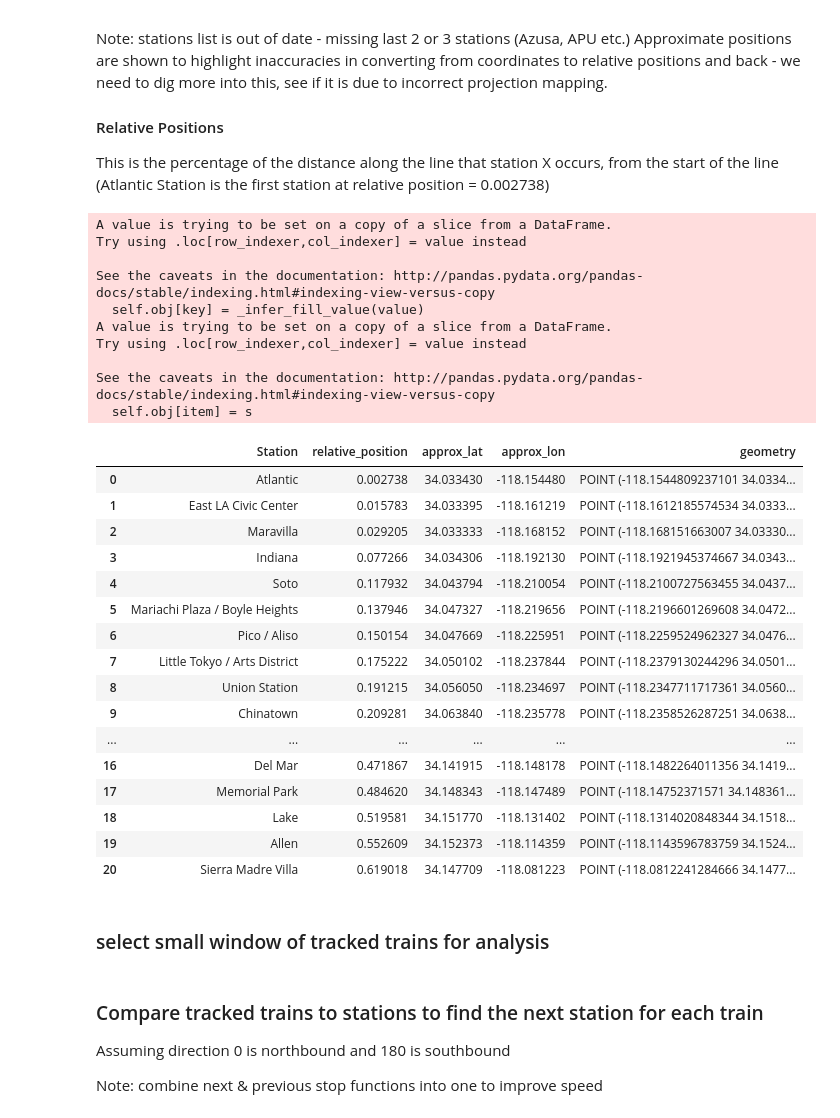
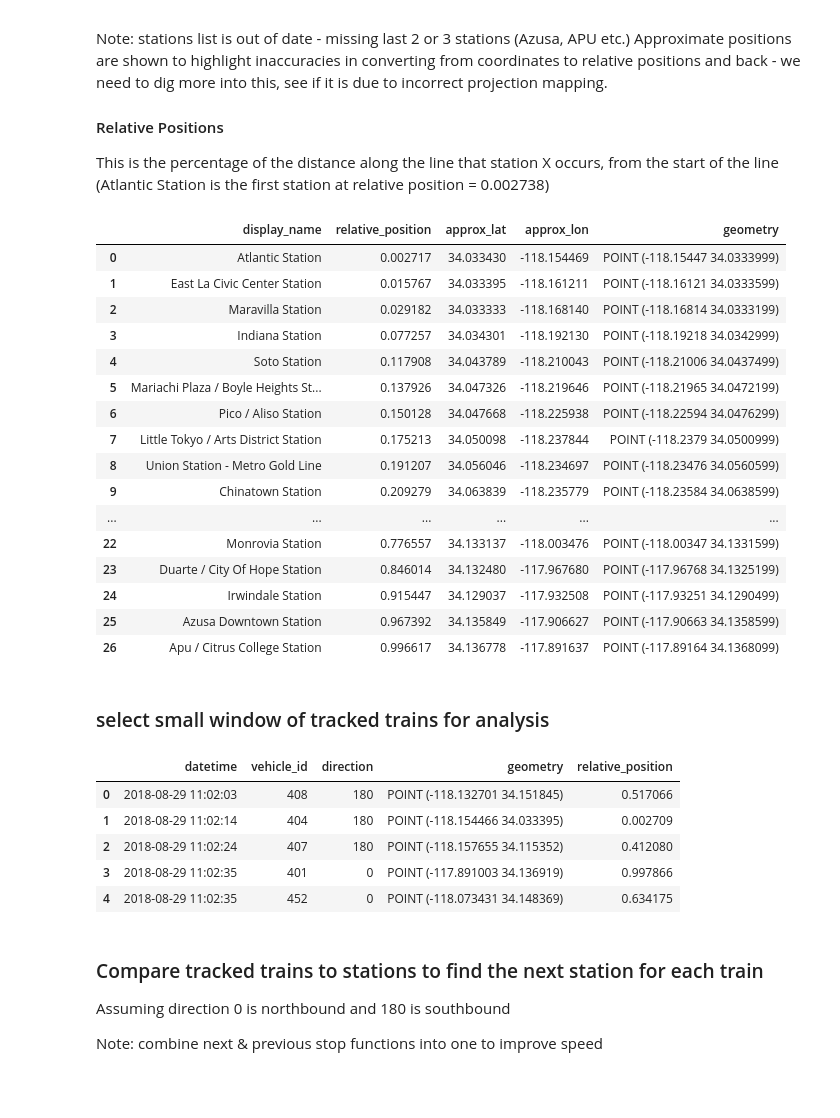
Before and after one commit to metro-ontime/analysis--deprecated, a Jupyter notebook: position_tracker.ipynb, the cells around one changed output. Saved outputs shown, nothing was run; the diff lists cells and outputs as text; code cells hidden in the pictures; blank space fills up the shorter version.

```diff
--- a/position_tracker.ipynb
+++ b/position_tracker.ipynb
@@ -16,0 +12,13 @@ gold_line_stations = stations[stations['MetroLine'] == 'Gold Line']
+# %%
+import geopandas as gpd
+import pandas as pd
+from shapely.geometry import Point
+
+#stations = gpd.read_file('shapefiles/Metro_Rail_Lines_Stops.shp')
+#gold_line_stations = stations[stations['MetroLine'] == 'Gold Line']
+stations = json.load(open('misc/GoldLineStationIds.json'))['items']
+stations = pd.DataFrame(stations)
+stations = gpd.GeoDataFrame(stations, geometry = [Point(xy) for xy in zip(stations.longitude, stations.latitude)])
+stations = stations.drop(['latitude', 'longitude'], axis=1)
+gold_line_stations = stations
+gold_line_stations
@@ -40,41 +66,31 @@ This is the percentage of the distance along the line that station X occurs, fro
 # %%
 for index, station in gold_line_stations.iterrows():
     relative_position = gold_line.project(station.geometry) / gold_line.length
     absolute_position = gold_line.interpolate(relative_position * gold_line.length)
     gold_line_stations.loc[index, "relative_position"] = relative_position
     gold_line_stations.loc[index, "approx_lon"] = absolute_position.x
     gold_line_stations.loc[index, "approx_lat"] = absolute_position.y
 
 gold_line_stations_sorted = gold_line_stations.sort_values('relative_position').reset_index().drop(['index'], axis=1)
-gold_line_stations_sorted[['Station','relative_position','approx_lat','approx_lon','geometry']]
+gold_line_stations_sorted[['display_name','relative_position','approx_lat','approx_lon','geometry']]
 # %% [output]
-A value is trying to be set on a copy of a slice from a DataFrame.
-Try using .loc[row_indexer,col_indexer] = value instead
-
-See the caveats in the documentation: http://pandas.pydata.org/pandas-docs/stable/indexing.html#indexing-view-versus-copy
-  self.obj[key] = _infer_fill_value(value)
-A value is trying to be set on a copy of a slice from a DataFrame.
-Try using .loc[row_indexer,col_indexer] = value instead
-
-See the caveats in the documentation: http://pandas.pydata.org/pandas-docs/stable/indexing.html#indexing-view-versus-copy
-  self.obj[item] = s
-|  | Station | relative_position | approx_lat | approx_lon | geometry |
-| 0 | Atlantic | 0.002738 | 34.033430 | -118.154480 | POINT (-118.1544809237101 34.0334... |
-| 1 | East LA Civic Center | 0.015783 | 34.033395 | -118.161219 | POINT (-118.1612185574534 34.0333... |
-| 2 | Maravilla | 0.029205 | 34.033333 | -118.168152 | POINT (-118.168151663007 34.03330... |
-| 3 | Indiana | 0.077266 | 34.034306 | -118.192130 | POINT (-118.1921945374667 34.0343... |
-| 4 | Soto | 0.117932 | 34.043794 | -118.210054 | POINT (-118.2100727563455 34.0437... |
-| 5 | Mariachi Plaza / Boyle Heights | 0.137946 | 34.047327 | -118.219656 | POINT (-118.2196601269608 34.0472... |
-| 6 | Pico / Aliso | 0.150154 | 34.047669 | -118.225951 | POINT (-118.2259524962327 34.0476... |
-| 7 | Little Tokyo / Arts District | 0.175222 | 34.050102 | -118.237844 | POINT (-118.2379130244296 34.0501... |
-| 8 | Union Station | 0.191215 | 34.056050 | -118.234697 | POINT (-118.2347711717361 34.0560... |
-| 9 | Chinatown | 0.209281 | 34.063840 | -118.235778 | POINT (-118.2358526287251 34.0638... |
+|  | display_name | relative_position | approx_lat | approx_lon | geometry |
+| 0 | Atlantic Station | 0.002717 | 34.033430 | -118.154469 | POINT (-118.15447 34.0333999) |
+| 1 | East La Civic Center Station | 0.015767 | 34.033395 | -118.161211 | POINT (-118.16121 34.0333599) |
+| 2 | Maravilla Station | 0.029182 | 34.033333 | -118.168140 | POINT (-118.16814 34.0333199) |
+| 3 | Indiana Station | 0.077257 | 34.034301 | -118.192130 | POINT (-118.19218 34.0342999) |
+| 4 | Soto Station | 0.117908 | 34.043789 | -118.210043 | POINT (-118.21006 34.0437499) |
+| 5 | Mariachi Plaza / Boyle Heights St... | 0.137926 | 34.047326 | -118.219646 | POINT (-118.21965 34.0472199) |
+| 6 | Pico / Aliso Station | 0.150128 | 34.047668 | -118.225938 | POINT (-118.22594 34.0476299) |
+| 7 | Little Tokyo / Arts District Station | 0.175213 | 34.050098 | -118.237844 | POINT (-118.2379 34.0500999) |
+| 8 | Union Station - Metro Gold Line | 0.191207 | 34.056046 | -118.234697 | POINT (-118.23476 34.0560599) |
+| 9 | Chinatown Station | 0.209279 | 34.063839 | -118.235779 | POINT (-118.23584 34.0638599) |
 | ... | ... | ... | ... | ... | ... |
-| 16 | Del Mar | 0.471867 | 34.141915 | -118.148178 | POINT (-118.1482264011356 34.1419... |
-| 17 | Memorial Park | 0.484620 | 34.148343 | -118.147489 | POINT (-118.14752371571 34.148361... |
-| 18 | Lake | 0.519581 | 34.151770 | -118.131402 | POINT (-118.1314020848344 34.1518... |
-| 19 | Allen | 0.552609 | 34.152373 | -118.114359 | POINT (-118.1143596783759 34.1524... |
-| 20 | Sierra Madre Villa | 0.619018 | 34.147709 | -118.081223 | POINT (-118.0812241284666 34.1477... |
+| 22 | Monrovia Station | 0.776557 | 34.133137 | -118.003476 | POINT (-118.00347 34.1331599) |
+| 23 | Duarte / City Of Hope Station | 0.846014 | 34.132480 | -117.967680 | POINT (-117.96768 34.1325199) |
+| 24 | Irwindale Station | 0.915447 | 34.129037 | -117.932508 | POINT (-117.93251 34.1290499) |
+| 25 | Azusa Downtown Station | 0.967392 | 34.135849 | -117.906627 | POINT (-117.90663 34.1358599) |
+| 26 | Apu / Citrus College Station | 0.996617 | 34.136778 | -117.891637 | POINT (-117.89164 34.1368099) |
 # %% [markdown]
 ### select small window of tracked trains for analysis
 # %%
@@ -90,6 +106,14 @@ analysis_window = analysis_window.reset_index()
 for index, train in analysis_window.iterrows():
     relative_position = gold_line.project(train.geometry) / gold_line.length
     analysis_window.loc[index, "relative_position"] = relative_position
+analysis_window.head()
+# %% [output]
+|  | datetime | vehicle_id | direction | geometry | relative_position |
+| 0 | 2018-08-29 11:02:03 | 408 | 180 | POINT (-118.132701 34.151845) | 0.517066 |
+| 1 | 2018-08-29 11:02:14 | 404 | 180 | POINT (-118.154466 34.033395) | 0.002709 |
+| 2 | 2018-08-29 11:02:24 | 407 | 180 | POINT (-118.157655 34.115352) | 0.412080 |
+| 3 | 2018-08-29 11:02:35 | 401 | 0 | POINT (-117.891003 34.136919) | 0.997866 |
+| 4 | 2018-08-29 11:02:35 | 452 | 0 | POINT (-118.073431 34.148369) | 0.634175 |
 # %% [markdown]
 ### Compare tracked trains to stations to find the next station for each train
 Assuming direction 0 is northbound and 180 is southbound
```
Also changed, not shown: parts of 8 cells of this notebook.
